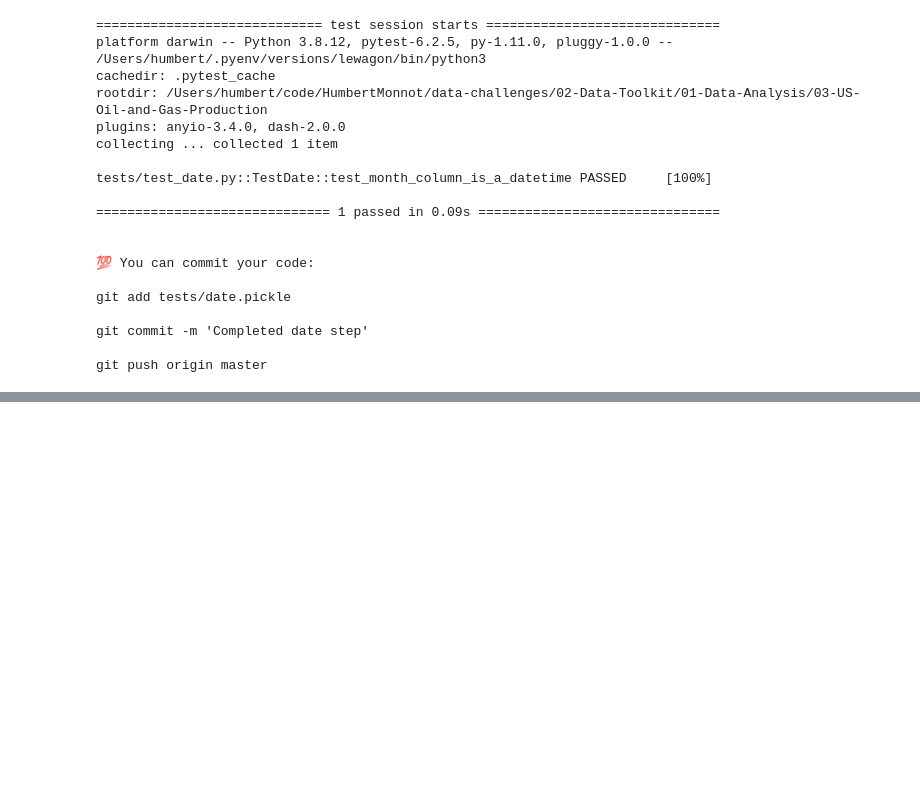
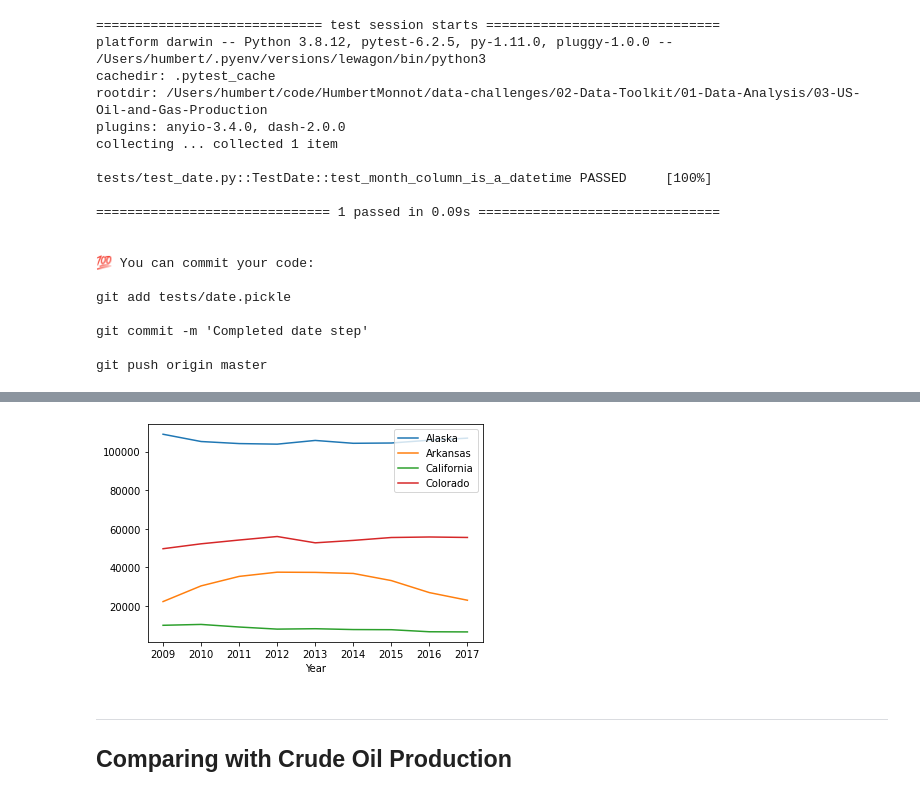
Before and after one commit to HumbertMonnot/data-challenges, a Jupyter notebook: 02-Data-Toolkit/01-Data-Analysis/03-US-Oil-and-Gas-Production/oil_and_gas.ipynb, the cells around one changed output, grey strips where cells are left out. Cells and saved outputs as stored; diff of their text form; code cells hidden in the pictures; blank space fills up the shorter version.

```diff
--- a/02-Data-Toolkit/01-Data-Analysis/03-US-Oil-and-Gas-Production/oil_and_gas.ipynb
+++ b/02-Data-Toolkit/01-Data-Analysis/03-US-Oil-and-Gas-Production/oil_and_gas.ipynb
@@ -83,0 +216,9 @@ b
+# %%
+plot = filtered_yearly_gas_df.filter(items=['Alaska', 'Arkansas', 'California', 'Colorado']).plot()
+plot.set_xlabel("Year");
+# %% [output]
+[figure, added]
+# %% [markdown]
+---
+
+## Comparing with Crude Oil Production
```
Also changed, not shown: parts of 31 cells of this notebook.
